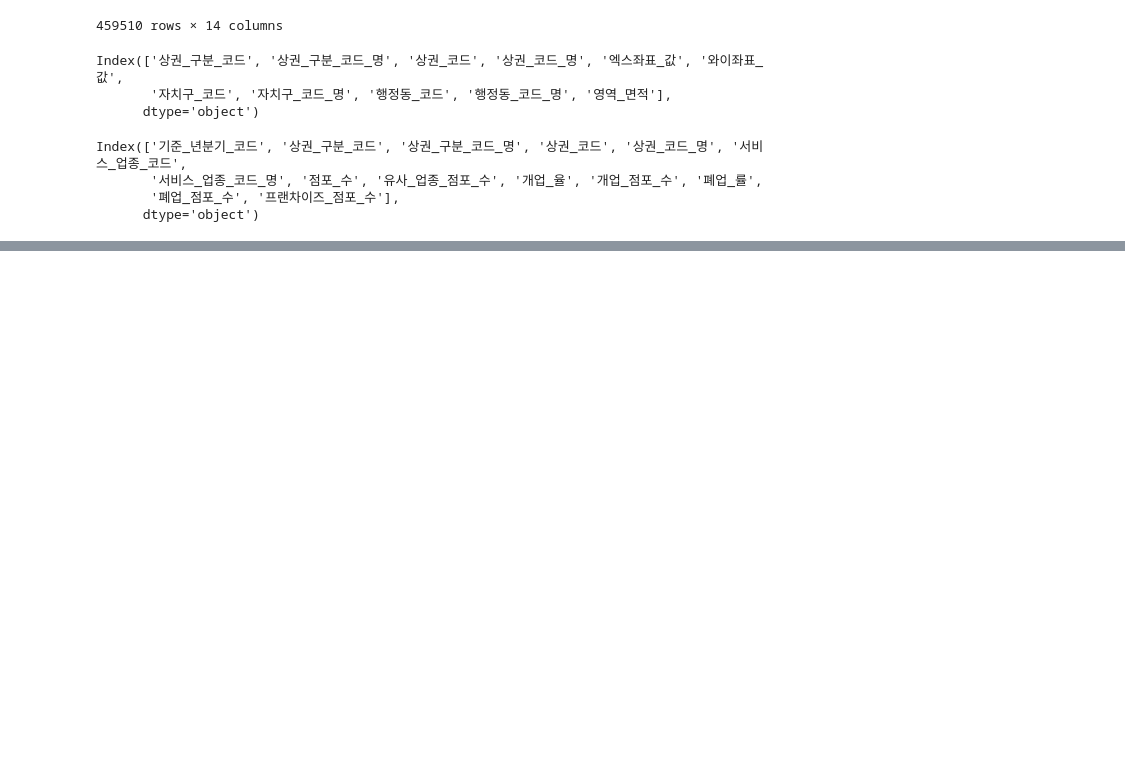
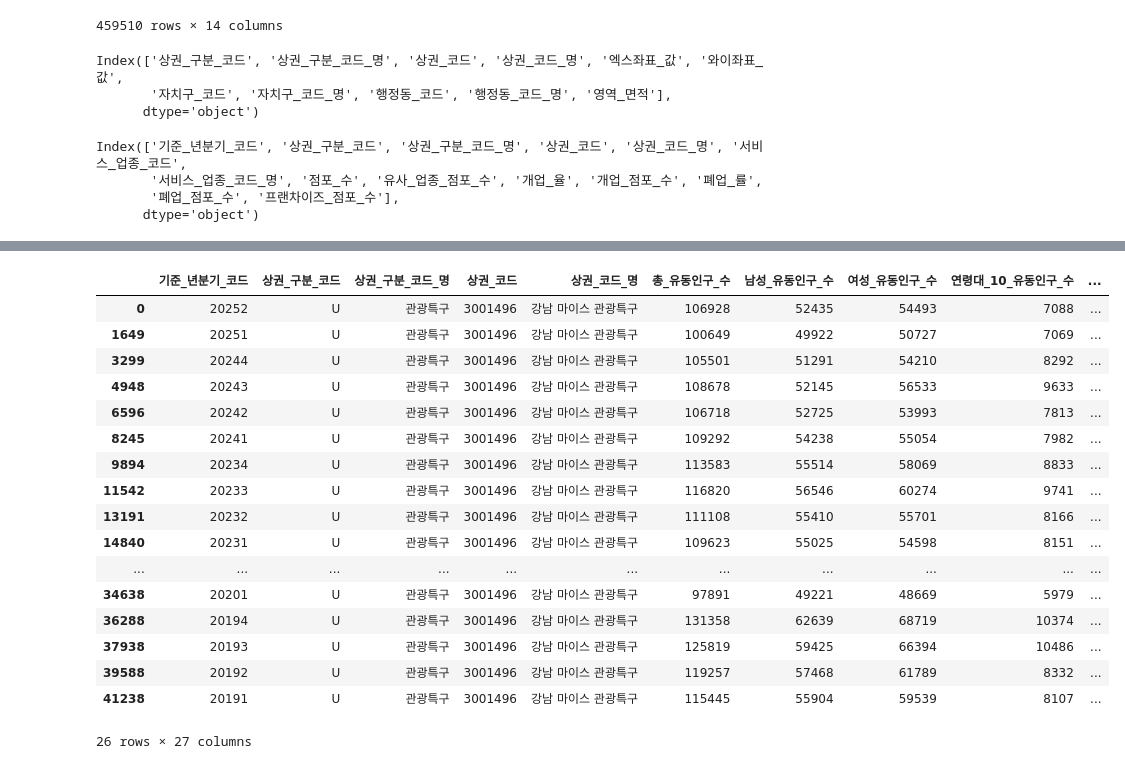
Before and after one commit to kmjun3203/trade_area_analysis, a Jupyter notebook: data/Untitled.ipynb, the cells around one changed output, grey strips where cells are left out. Saved outputs shown, nothing was run; the diff lists cells and outputs as text; code cells hidden in the pictures; blank space fills up the shorter version.

```diff
--- a/data/Untitled.ipynb
+++ b/data/Untitled.ipynb
@@ -48,3 +48,6 @@ Index(['기준_년분기_코드', '상권_구분_코드', '상권_구분_코드_
        '서비스_업종_코드_명', '점포_수', '유사_업종_점포_수', '개업_율', '개업_점포_수', '폐업_률',
        '폐업_점포_수', '프랜차이즈_점포_수'],
       dtype='object')
+# %%
+df_road_population = pd.read_csv("./서울시 상권분석서비스(길단위인구-상권).csv", encoding='cp949')
+df_road_population
@@ -50,0 +68,21 @@ Index(['기준_년분기_코드', '상권_구분_코드', '상권_구분_코드_
+# %%
+df_road_population.loc[df_road_population['상권_코드_명'] == '강남 마이스 관광특구']
+# %% [output]
+|  | 기준_년분기_코드 | 상권_구분_코드 | 상권_구분_코드_명 | 상권_코드 | 상권_코드_명 | 총_유동인구_수 | 남성_유동인구_수 | 여성_유동인구_수 | 연령대_10_유동인구_수 | ... |
+| 0 | 20252 | U | 관광특구 | 3001496 | 강남 마이스 관광특구 | 106928 | 52435 | 54493 | 7088 | ... |
+| 1649 | 20251 | U | 관광특구 | 3001496 | 강남 마이스 관광특구 | 100649 | 49922 | 50727 | 7069 | ... |
+| 3299 | 20244 | U | 관광특구 | 3001496 | 강남 마이스 관광특구 | 105501 | 51291 | 54210 | 8292 | ... |
+| 4948 | 20243 | U | 관광특구 | 3001496 | 강남 마이스 관광특구 | 108678 | 52145 | 56533 | 9633 | ... |
+| 6596 | 20242 | U | 관광특구 | 3001496 | 강남 마이스 관광특구 | 106718 | 52725 | 53993 | 7813 | ... |
+| 8245 | 20241 | U | 관광특구 | 3001496 | 강남 마이스 관광특구 | 109292 | 54238 | 55054 | 7982 | ... |
+| 9894 | 20234 | U | 관광특구 | 3001496 | 강남 마이스 관광특구 | 113583 | 55514 | 58069 | 8833 | ... |
+| 11542 | 20233 | U | 관광특구 | 3001496 | 강남 마이스 관광특구 | 116820 | 56546 | 60274 | 9741 | ... |
+| 13191 | 20232 | U | 관광특구 | 3001496 | 강남 마이스 관광특구 | 111108 | 55410 | 55701 | 8166 | ... |
+| 14840 | 20231 | U | 관광특구 | 3001496 | 강남 마이스 관광특구 | 109623 | 55025 | 54598 | 8151 | ... |
+| ... | ... | ... | ... | ... | ... | ... | ... | ... | ... | ... |
+| 34638 | 20201 | U | 관광특구 | 3001496 | 강남 마이스 관광특구 | 97891 | 49221 | 48669 | 5979 | ... |
+| 36288 | 20194 | U | 관광특구 | 3001496 | 강남 마이스 관광특구 | 131358 | 62639 | 68719 | 10374 | ... |
+| 37938 | 20193 | U | 관광특구 | 3001496 | 강남 마이스 관광특구 | 125819 | 59425 | 66394 | 10486 | ... |
+| 39588 | 20192 | U | 관광특구 | 3001496 | 강남 마이스 관광특구 | 119257 | 57468 | 61789 | 8332 | ... |
+| 41238 | 20191 | U | 관광특구 | 3001496 | 강남 마이스 관광특구 | 115445 | 55904 | 59539 | 8107 | ... |
+26 rows × 27 columns
```
Also changed, not shown: parts of 11 cells of this notebook, 1 other file.
